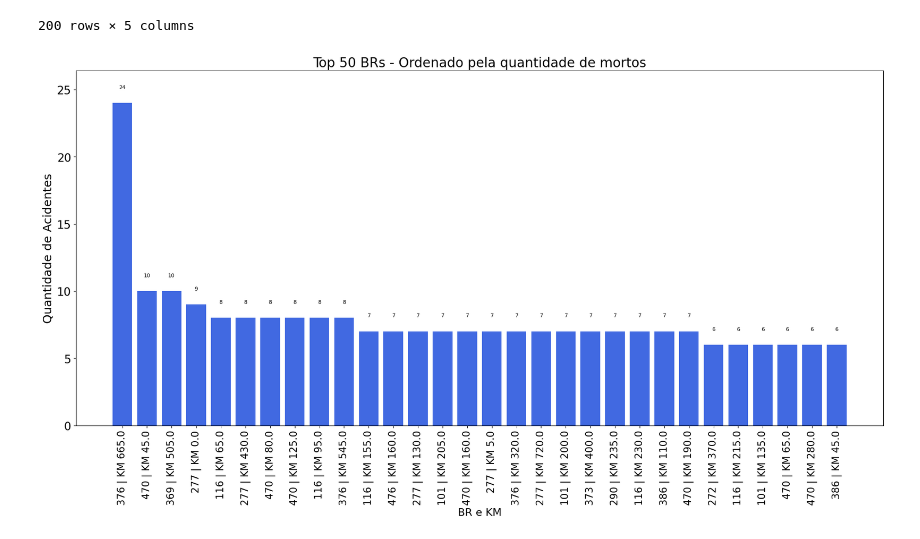
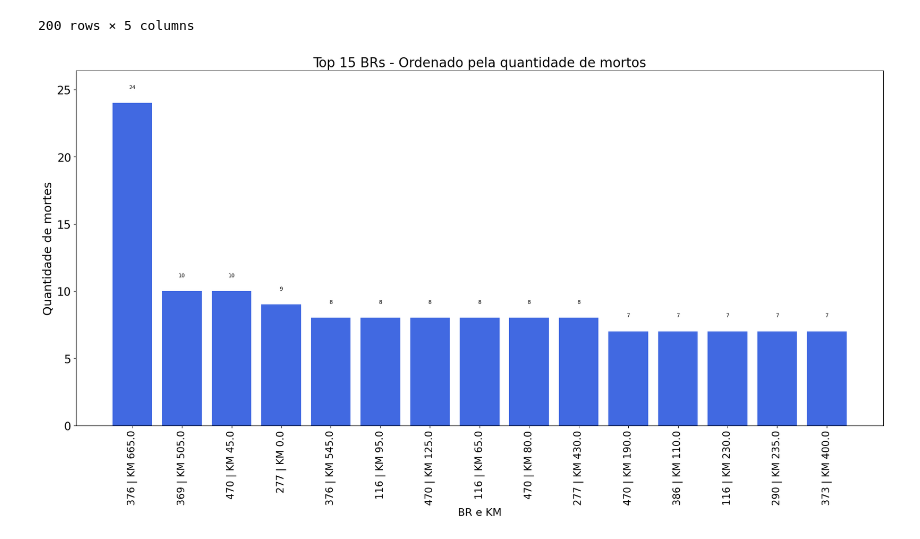
Before and after one commit to adrianop/dataScience, a Jupyter notebook: analise espacial/3 - abordagem_com_radares.ipynb, the cells around one changed output. Cells and saved outputs as stored; diff of their text form; code cells hidden in the pictures.

```diff
--- a/analise espacial/3 - abordagem_com_radares.ipynb
+++ b/analise espacial/3 - abordagem_com_radares.ipynb
@@ -506,7 +512,7 @@ import matplotlib.pyplot as plt
 df_agrupado['br_km'] = df_agrupado['br'].astype(str) + ' | KM ' + df_agrupado['km_faixa'].astype(str)
 
 # Selecionar os 50 primeiros após ordenação
-top_30 = df_agrupado.sort_values('qtd_acidentes', ascending=False).head(30)
+top_30 = df_agrupado.sort_values('qtd_acidentes', ascending=False).head(15)
 
 plt.figure(figsize=(18, 10))
 bars = plt.bar(top_30['br_km'], top_30['qtd_acidentes'], color='royalblue')
@@ -514,7 +520,7 @@ bars = plt.bar(top_30['br_km'], top_30['qtd_acidentes'], color='royalblue')
 # Adicionar rótulos com os valores
 for bar in bars:
     height = bar.get_height()
-    plt.text(bar.get_x() + bar.get_width() / 2, height + 1, f'{int(height)}',
+    plt.text(bar.get_x() + bar.get_width() / 3, height, f'{int(height)}',
              ha='center', va='bottom', fontsize=8)
 
 # Ajustar rótulos e título com tamanhos maiores
@@ -522,7 +528,7 @@ plt.xticks(rotation=90, fontsize=15)
 plt.yticks(fontsize=17)
 plt.xlabel('BR e KM', fontsize=16)
 plt.ylabel('Quantidade de Acidentes', fontsize=18)
-plt.title('Top 30 BRs - Ordenado pela quantidade de acidentes com mortes', fontsize=20)
+plt.title('Top 15 BRs - Ordenado pela quantidade de acidentes com mortes', fontsize=20)
 plt.tight_layout()
 plt.show()
 # %% [output]
@@ -532,7 +538,7 @@ import matplotlib.pyplot as plt
 df_agrupado_acidentes['br_km'] = df_agrupado_acidentes['br'].astype(str) + ' | KM ' + df_agrupado_acidentes['km_faixa'].astype(str)
 
 # Selecionar os 50 primeiros após ordenação
-top_30 = df_agrupado_acidentes.sort_values('qtd_acidentes', ascending=False).head(30)
+top_30 = df_agrupado_acidentes.sort_values('qtd_acidentes', ascending=False).head(15)
 
 plt.figure(figsize=(18, 10))
 bars = plt.bar(top_30['br_km'], top_30['qtd_acidentes'], color='royalblue')
@@ -572,26 +578,26 @@ df_agrupado.head(200)
 200 rows × 5 columns
 # %%
 # Selecionar os 50 primeiros após ordenação
-top_30 = df_agrupado.sort_values('qtd_mortos', ascending=False).head(30)
+top_30 = df_agrupado.sort_values('qtd_mortos', ascending=False).head(15)
 
 plt.figure(figsize=(18, 10))
 bars = plt.bar(top_30['br_km'], top_30['qtd_mortos'], color='royalblue')
 
 # Adicionar rótulos com os valores
 for bar in bars:
     height = bar.get_height()
     plt.text(bar.get_x() + bar.get_width() / 2, height + 1, f'{int(height)}',
              ha='center', va='bottom', fontsize=8)
 max_valor = top_30['qtd_mortos'].max()
 plt.ylim(0, max_valor * 1.1)
 
 # Ajustar rótulos e título com tamanhos maiores
 plt.xticks(rotation=90, fontsize=15)
 plt.yticks(fontsize=17)
 plt.xlabel('BR e KM', fontsize=16)
-plt.ylabel('Quantidade de Acidentes', fontsize=18)
-plt.title('Top 50 BRs - Ordenado pela quantidade de mortos', fontsize=20)
+plt.ylabel('Quantidade de mortes', fontsize=18)
+plt.title('Top 15 BRs - Ordenado pela quantidade de mortos', fontsize=20)
 plt.tight_layout()
 plt.show()
 # %% [output]
-[figure, old version]
+[figure, new version]
```
Also changed, not shown: parts of 8 cells of this notebook, 1 other file.
